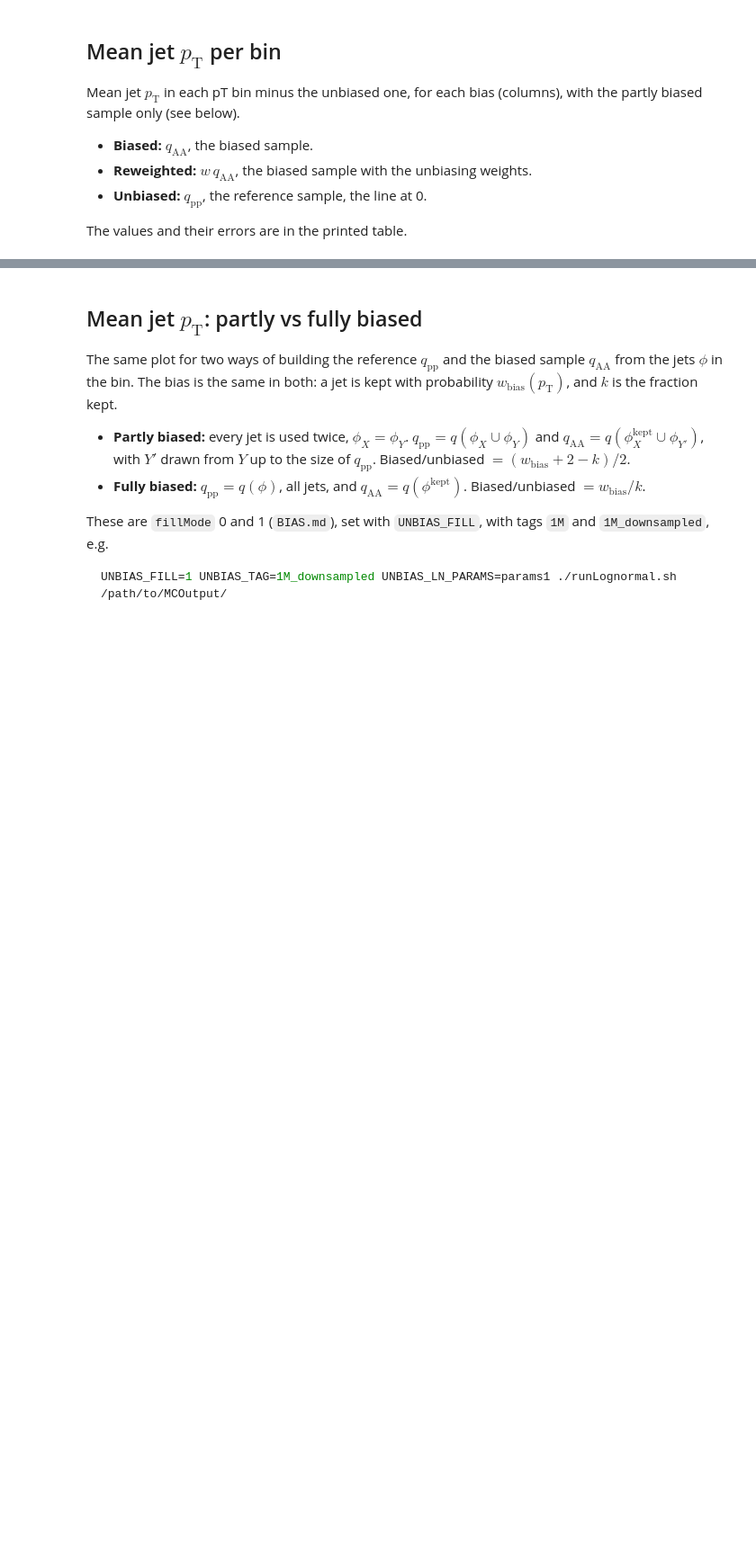
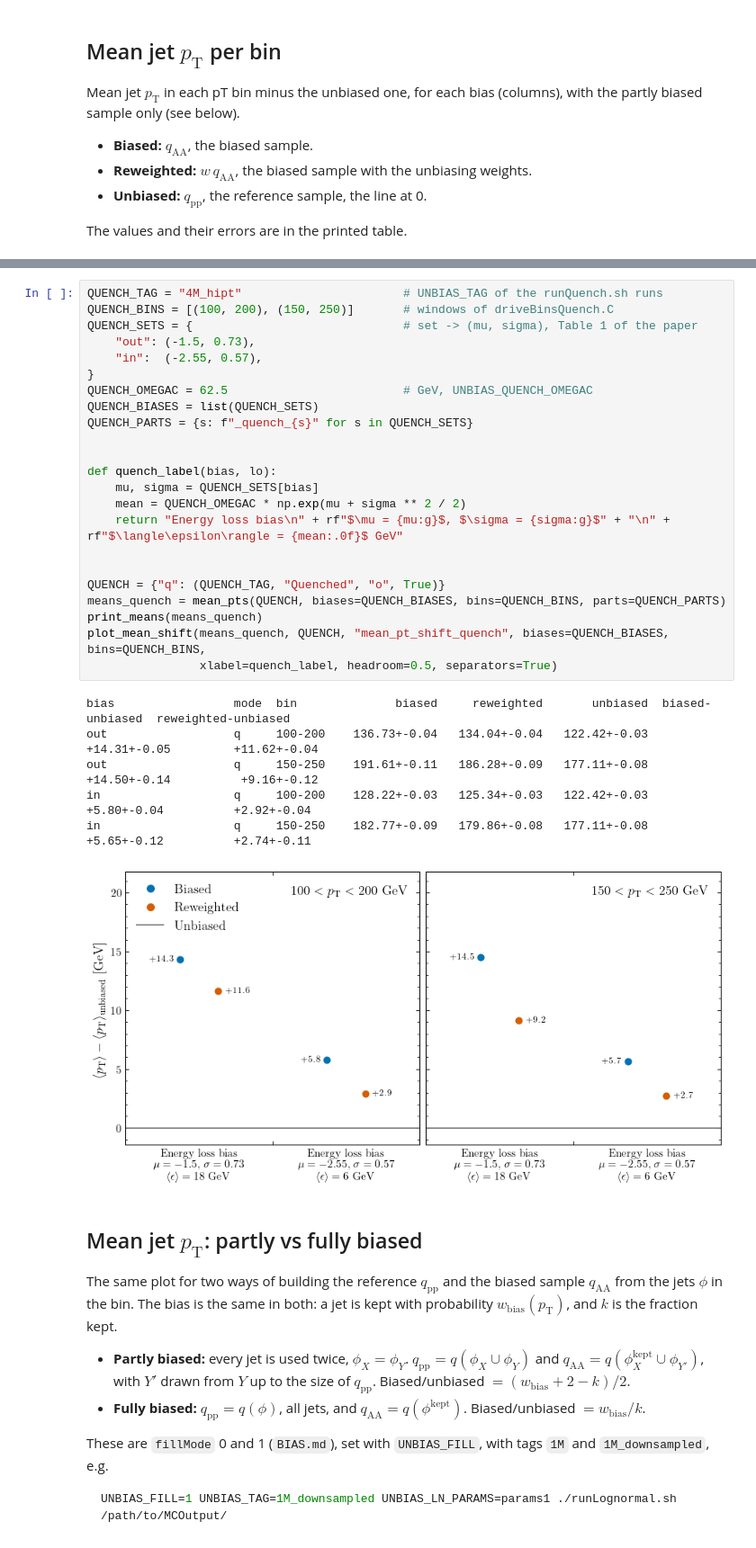
Before and after one commit to avramescudana/SelectionUnbiasing, a Jupyter notebook: AnalysisCode/compare_bias.ipynb, the cells around one changed output, grey strips where cells are left out. Shown at 90% size. Saved outputs shown, nothing was run; the diff lists cells and outputs as text; blank space fills up the shorter version.

Commit message:
Log-normal energy loss bias for entire spectrum

```diff
--- a/AnalysisCode/compare_bias.ipynb
+++ b/AnalysisCode/compare_bias.ipynb
@@ -366,3 +385,33 @@ lognormal_params2    0     140-180    156.65+-0.08   155.64+-0.07   154.88+-0.08
+# %%
+QUENCH_TAG = "4M_hipt"                       # UNBIAS_TAG of the runQuench.sh runs
+QUENCH_BINS = [(100, 200), (150, 250)]       # windows of driveBinsQuench.C
+QUENCH_SETS = {                              # set -> (mu, sigma), Table 1 of the paper
+    "out": (-1.5, 0.73),
+    "in":  (-2.55, 0.57),
+}
+QUENCH_OMEGAC = 62.5                         # GeV, UNBIAS_QUENCH_OMEGAC
+QUENCH_BIASES = list(QUENCH_SETS)
+QUENCH_PARTS = {s: f"_quench_{s}" for s in QUENCH_SETS}
+
+
+def quench_label(bias, lo):
+    mu, sigma = QUENCH_SETS[bias]
+    mean = QUENCH_OMEGAC * np.exp(mu + sigma ** 2 / 2)
+    return "Energy loss bias\n" + rf"$\mu = {mu:g}$, $\sigma = {sigma:g}$" + "\n" + rf"$\langle\epsilon\rangle = {mean:.0f}$ GeV"
+
+
+QUENCH = {"q": (QUENCH_TAG, "Quenched", "o", True)}
+means_quench = mean_pts(QUENCH, biases=QUENCH_BIASES, bins=QUENCH_BINS, parts=QUENCH_PARTS)
+print_means(means_quench)
+plot_mean_shift(means_quench, QUENCH, "mean_pt_shift_quench", biases=QUENCH_BIASES, bins=QUENCH_BINS,
+                xlabel=quench_label, headroom=0.5, separators=True)
+# %% [output]
+bias                 mode  bin              biased     reweighted       unbiased  biased-unbiased  reweighted-unbiased
+out                  q     100-200    136.73+-0.04   134.04+-0.04   122.42+-0.03     +14.31+-0.05         +11.62+-0.04
+out                  q     150-250    191.61+-0.11   186.28+-0.09   177.11+-0.08     +14.50+-0.14          +9.16+-0.12
+in                   q     100-200    128.22+-0.03   125.34+-0.03   122.42+-0.03      +5.80+-0.04          +2.92+-0.04
+in                   q     150-250    182.77+-0.09   179.86+-0.08   177.11+-0.08      +5.65+-0.12          +2.74+-0.11
+[figure, added]
 # %% [markdown]
 ## Mean jet $p_{\mathrm{T}}$: partly vs fully biased
 
```
Also changed, not shown: parts of 4 cells of this notebook, 8 other files.
